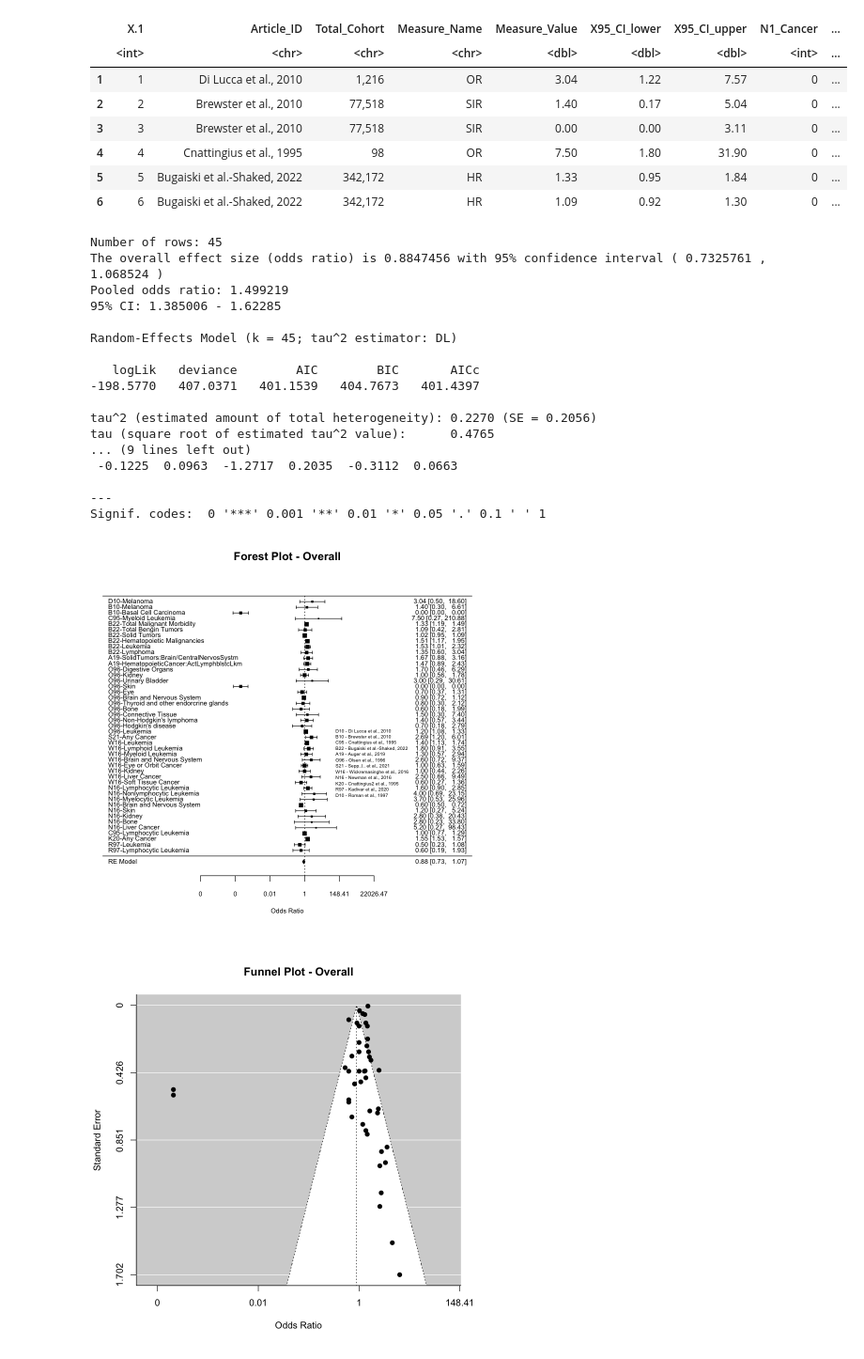
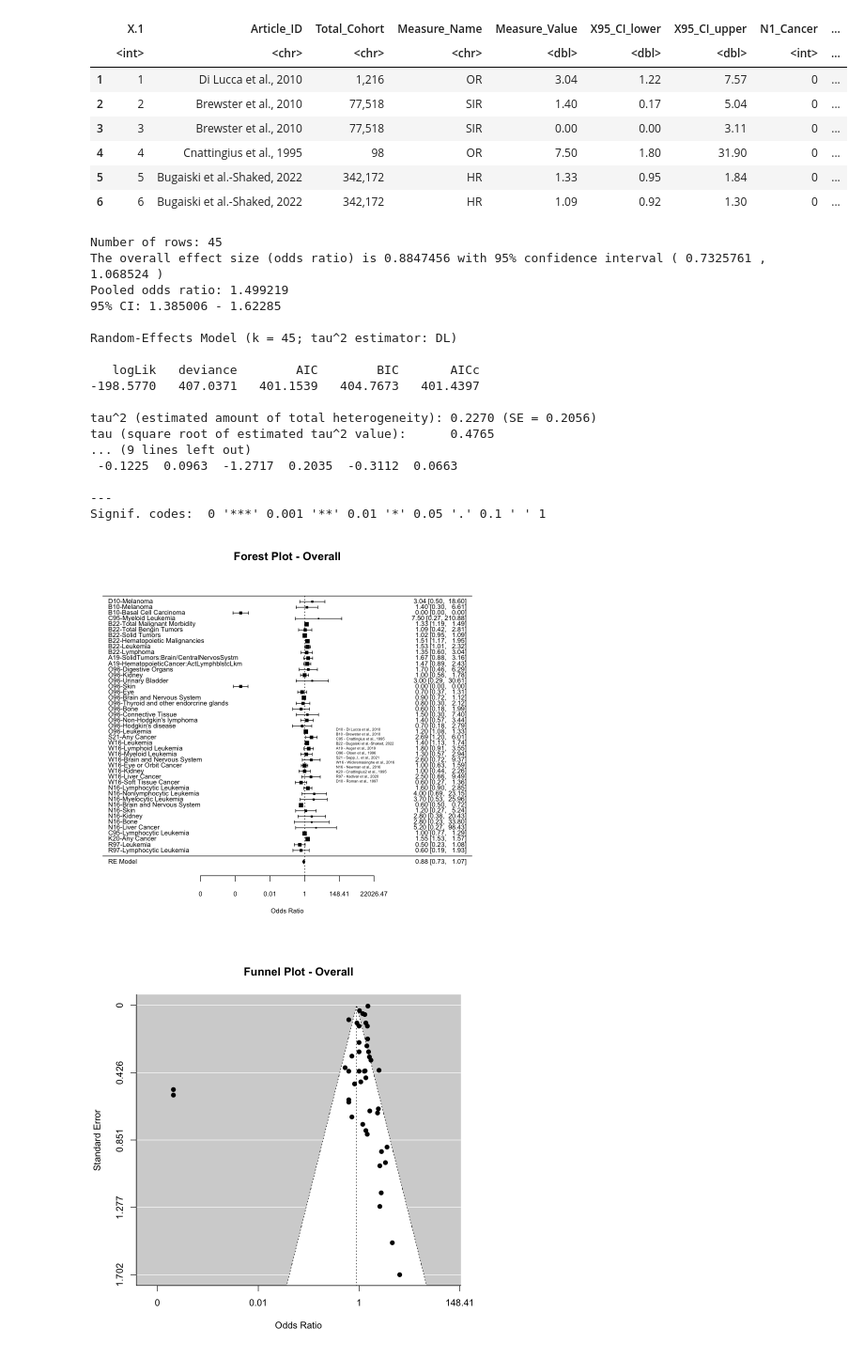
Before and after one commit to cymourad/maria-msc, a Jupyter notebook: Step 2 - Conduct Analysis and make Forest Plot.ipynb, the cells around one changed output. Shown at 94% size. Cells and saved outputs as stored; diff of their text form; code cells hidden in the pictures.

```diff
--- a/Step 2 - Conduct Analysis and make Forest Plot.ipynb
+++ b/Step 2 - Conduct Analysis and make Forest Plot.ipynb
@@ -84,41 +84,41 @@ draw_forest_and_funnel_plots <- function(dataset, groupName) {
     # legend to show the article IDs
     legend("topright",
            legend=paste(unique(dataset$Article_Code),unique(dataset$article_id), sep = " - "),
-           cex=0.5,
+           cex=0.4,
            bty="n",
            text.width=0.7,
            inset=c(0.35,0.5)
            )
 
     # Plot the funnel plot
     funnel(result, atransf=exp, xlab="Odds Ratio", ylab="Standard Error", main=paste("Funnel Plot -", groupName))
 
 
 }
 
 # exclude studies that have exclude_from_overall_plot set to YES
 overall_plot_data <- data[data$exclude_from_overall_plot != "YES",]
 
 draw_forest_and_funnel_plots(overall_plot_data, 'Overall')
 # %% [output]
 Number of rows: 45
 The overall effect size (odds ratio) is 0.8847456 with 95% confidence interval ( 0.7325761 ,  1.068524 )
 Pooled odds ratio: 1.499219
 95% CI: 1.385006 - 1.62285
 
 Random-Effects Model (k = 45; tau^2 estimator: DL)
 
    logLik   deviance        AIC        BIC       AICc
 -198.5770   407.0371   401.1539   404.7673   401.4397
 
 tau^2 (estimated amount of total heterogeneity): 0.2270 (SE = 0.2056)
 tau (square root of estimated tau^2 value):      0.4765
 ... (9 lines left out)
  -0.1225  0.0963  -1.2717  0.2035  -0.3112  0.0663
 
 ---
 Signif. codes:  0 '***' 0.001 '**' 0.01 '*' 0.05 '.' 0.1 ' ' 1
-[figure, old version]
+[figure, new version]
 [figure]
 # %%
 # subset the data by cancer type and draw the forest plot
```
Also changed, not shown: parts of 1 cell of this notebook, 1 other file.
